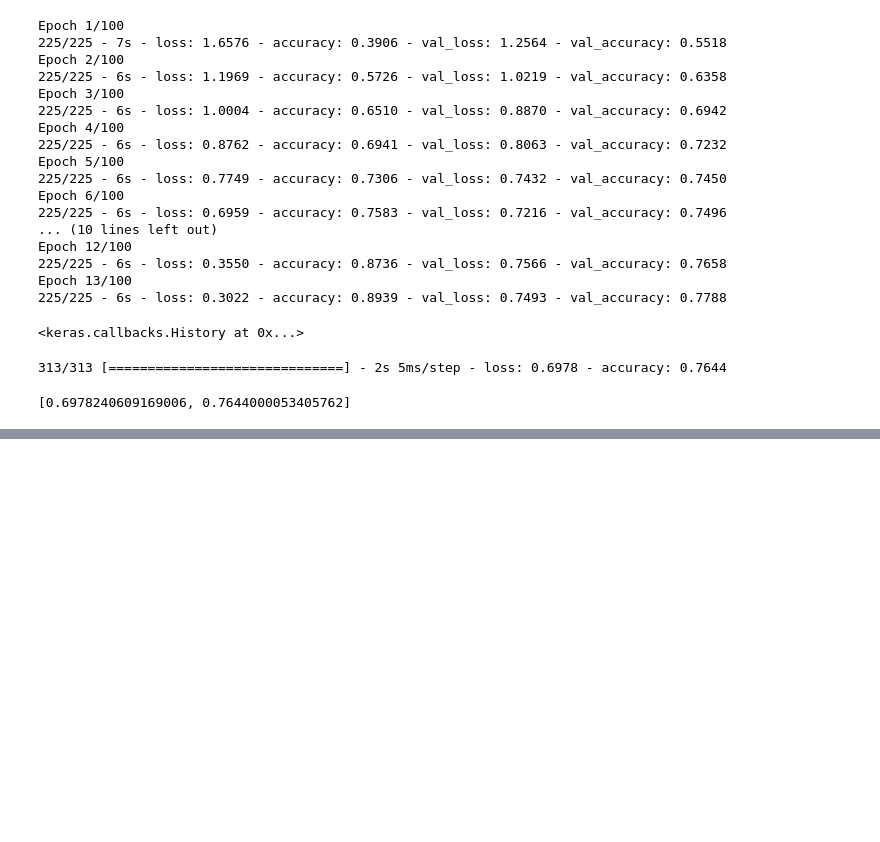
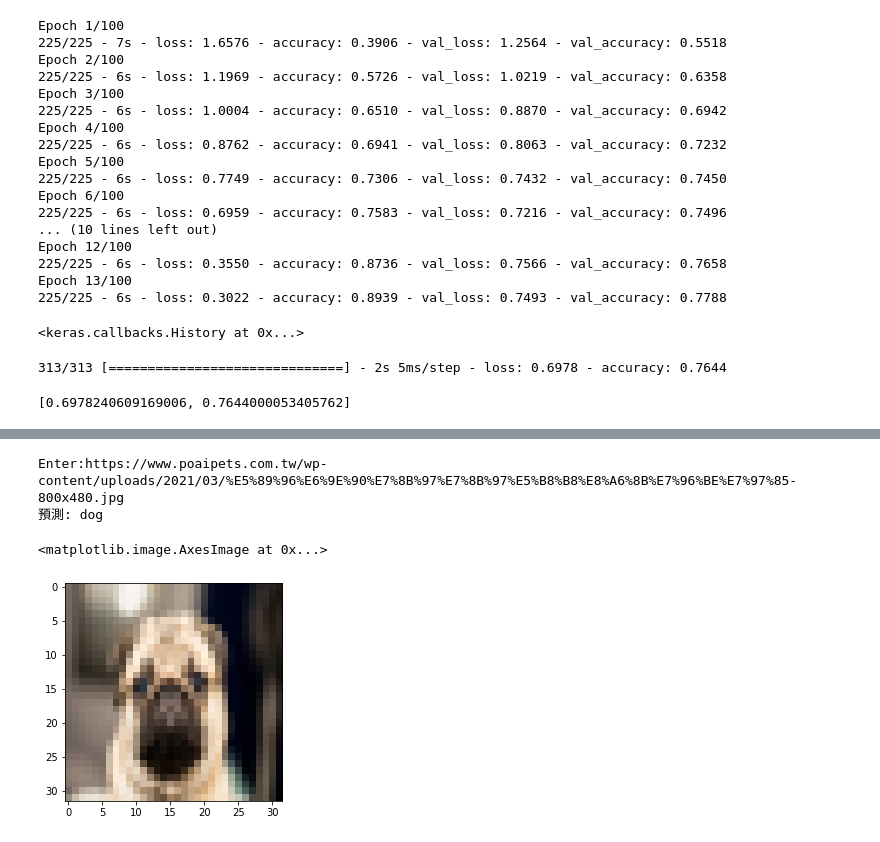
Before and after one commit to Elwing-Chou/tibaml0922, a Jupyter notebook: cifar10.ipynb, the cells around one changed output, grey strips where cells are left out. Saved outputs shown, nothing was run; the diff lists cells and outputs as text; code cells hidden in the pictures; blank space fills up the shorter version.

```diff
--- a/cifar10.ipynb
+++ b/cifar10.ipynb
@@ -141,0 +194,16 @@ model.evaluate(x_test_norm, y_test)
+# %%
+import requests
+# pillow
+from PIL import Image
+url = input("Enter:")
+response = requests.get(url, stream=True, verify=False)
+img = Image.open(response.raw).resize((32, 32)).convert("RGB")
+img_np = np.array(img).reshape(1, 32, 32, 3) / 255.0
+ans = model.predict(img_np).argmax(axis=1)
+print("預測:", trans[ans[0]])
+plt.imshow(img)
+# %% [output]
+Enter:https://www.poaipets.com.tw/wp-content/uploads/2021/03/%E5%89%96%E6%9E%90%E7%8B%97%E7%8B%97%E5%B8%B8%E8%A6%8B%E7%96%BE%E7%97%85-800x480.jpg
+預測: dog
+<matplotlib.image.AxesImage at 0x...>
+[figure, added]
```
Also changed, not shown: parts of 3 cells of this notebook.
